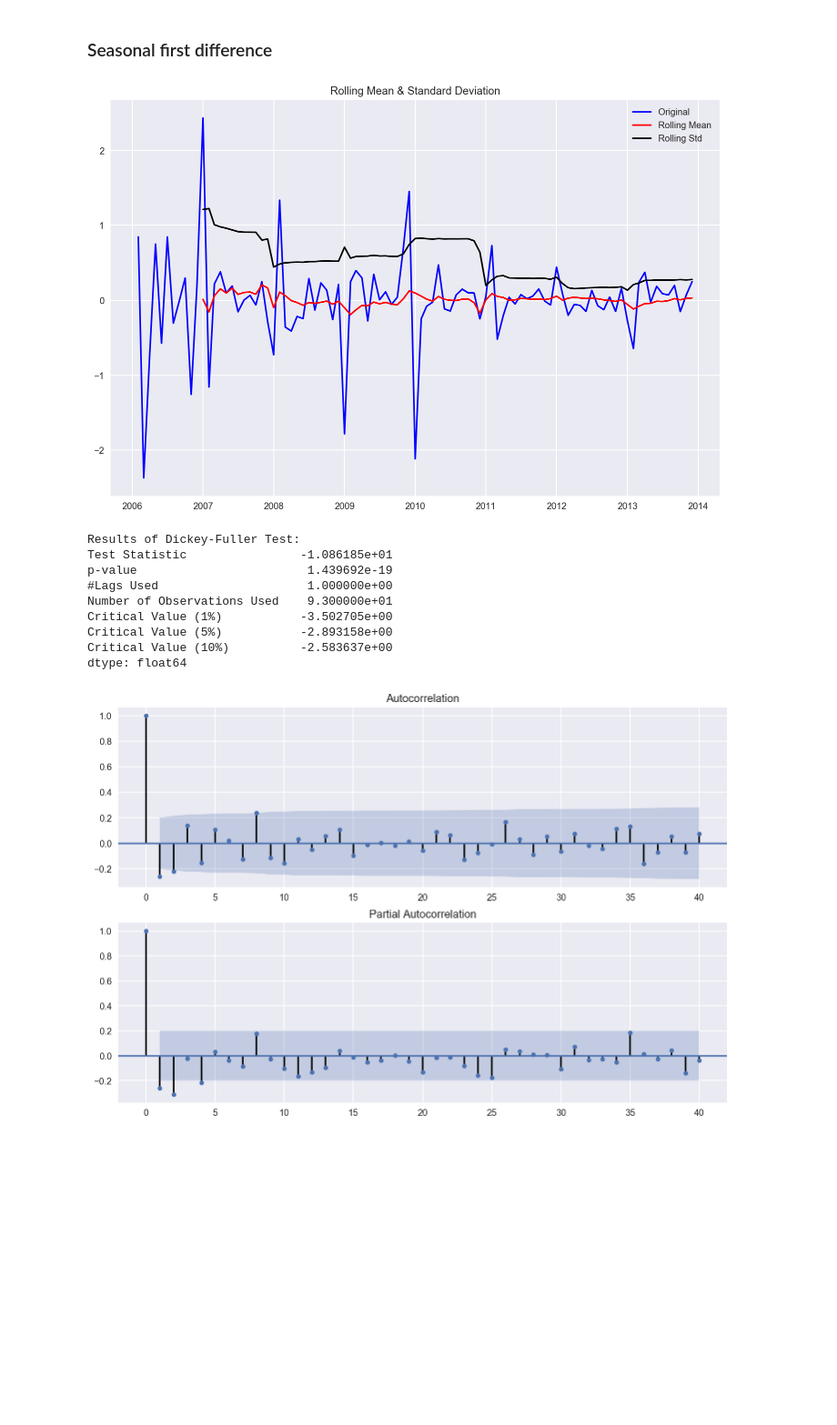
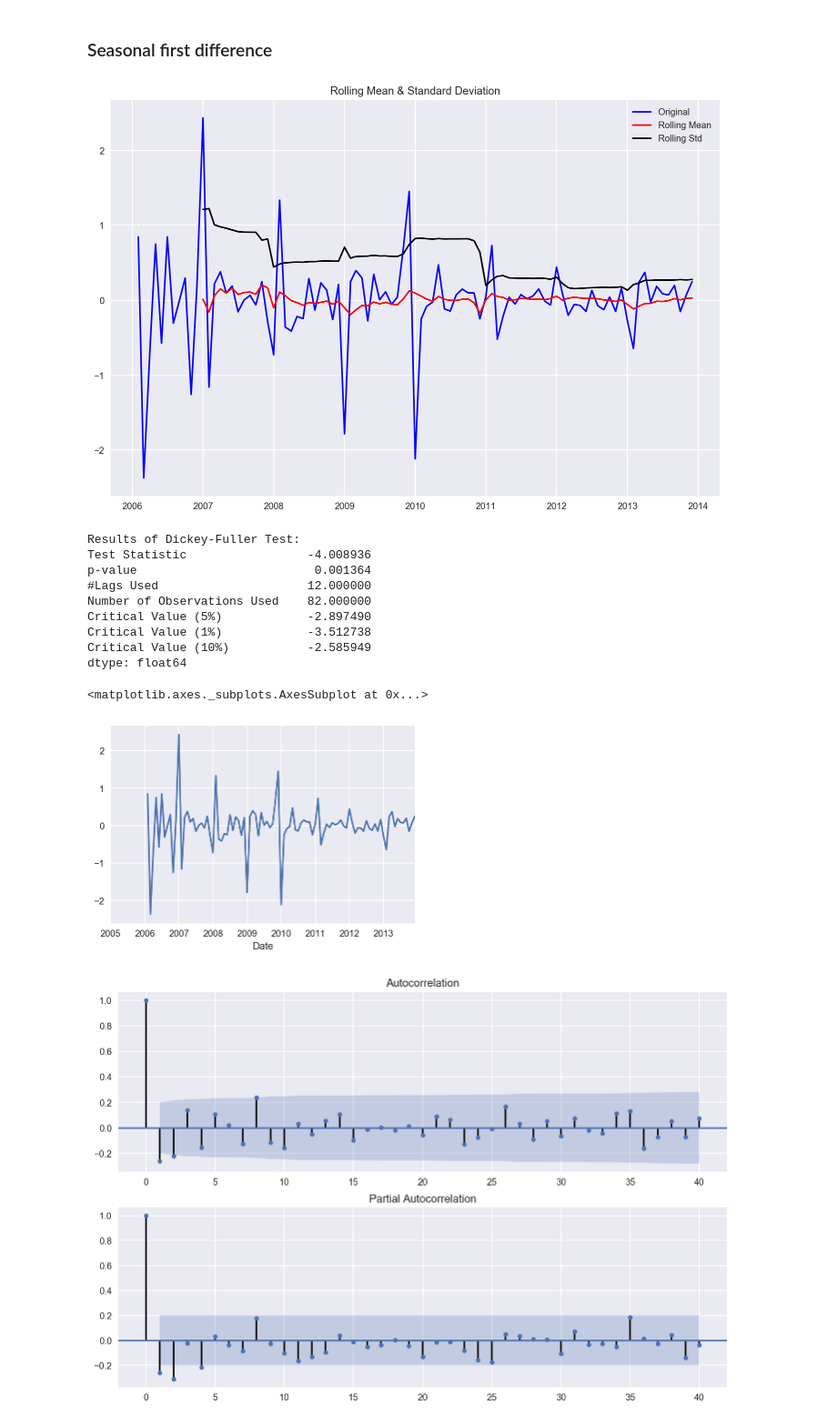
Before and after one commit to lihengtianxia/TB_Nation, a Jupyter notebook: 03-SARIMA.ipynb, the cells around one changed output. Shown at 91% size. Saved outputs shown, nothing was run; the diff lists cells and outputs as text; code cells hidden in the pictures; blank space fills up the shorter version.

```diff
--- a/03-SARIMA.ipynb
+++ b/03-SARIMA.ipynb
@@ -155,18 +157,23 @@ Warnings:
 ### Seasonal first difference
 # %%
 datasets['seasonal_first_difference'] = datasets.first_diff-datasets.first_diff.shift(12)
-test_stationarity(datasets.seasonal_first_difference.dropna(inplace=False))
+test_stationarity(datasets.seasonal_first_difference.dropna(inplace=False),k=None)
 # %% [output]
 [figure]
 Results of Dickey-Fuller Test:
-Test Statistic                -1.086185e+01
-p-value                        1.439692e-19
-#Lags Used                     1.000000e+00
-Number of Observations Used    9.300000e+01
-Critical Value (1%)           -3.502705e+00
-Critical Value (5%)           -2.893158e+00
-Critical Value (10%)          -2.583637e+00
+Test Statistic                 -4.008936
+p-value                         0.001364
+#Lags Used                     12.000000
+Number of Observations Used    82.000000
+Critical Value (5%)            -2.897490
+Critical Value (1%)            -3.512738
+Critical Value (10%)           -2.585949
 dtype: float64
+# %%
+datasets['seasonal_first_difference'].plot()
+# %% [output]
+<matplotlib.axes._subplots.AxesSubplot at 0x...>
+[figure, added]
 # %%
 fig = plt.figure(figsize=(12,8))
 ax1 = fig.add_subplot(211)
```
Also changed, not shown: parts of 12 cells of this notebook, 1 other file.
